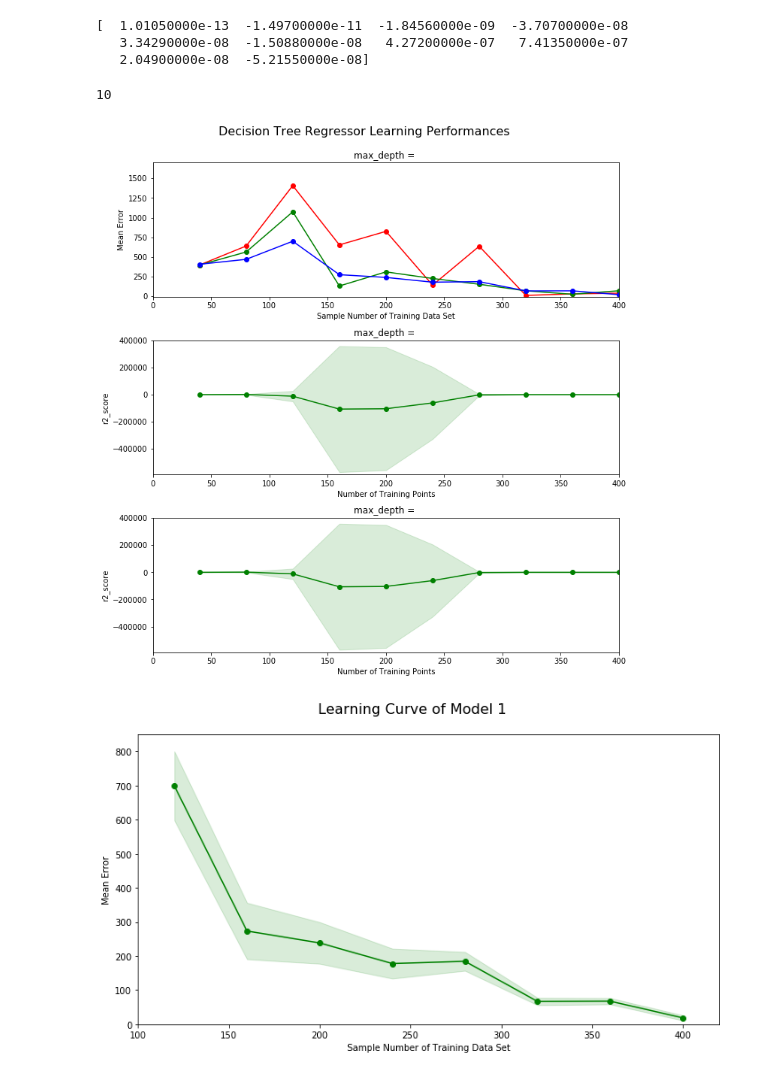
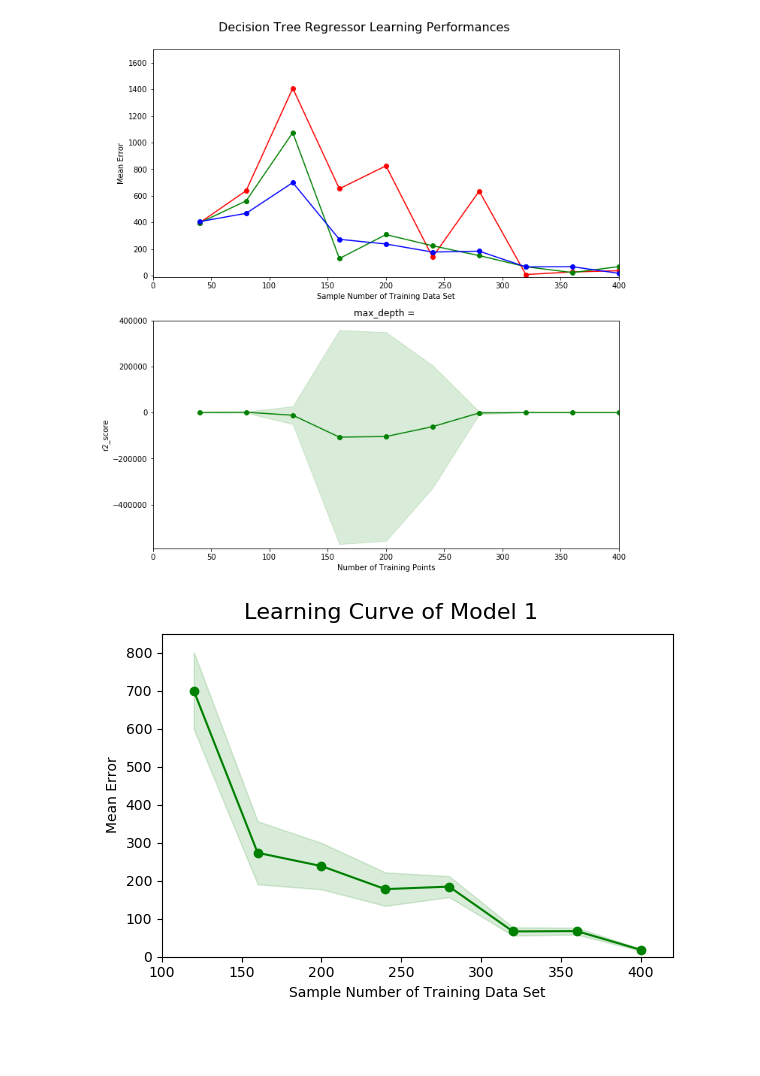
Before and after one commit to hunan16/python_coding, a Jupyter notebook: pictures_for_paperRBF.ipynb, the cells around one changed output. Drawn from its saved outputs; the diff is of its cells as text; code cells hidden in the pictures; blank space fills up the shorter version.

```diff
--- a/pictures_for_paperRBF.ipynb
+++ b/pictures_for_paperRBF.ipynb
@@ -7,28 +5,16 @@ from sklearn.model_selection import ShuffleSplit, train_test_split
 # %%
-#sizes = numpy.array([40,80,120,160,200,240,280,320,360,400])
-sizes = numpy.array([120,160,200,240,280,320,360,400])
+sizes = numpy.array([40,80,120,160,200,240,280,320,360,400])
+#sizes = numpy.array([120,160,200,240,280,320,360,400])
 
-test_diffmean1 = np.array([396.83,638.48,1407.56,652.90,825.08,139.79,635.42,9.00,28.51,37.76])
-test_diffmean2 = np.array([396.83,562.17,1074.29,129.39,308.76,224.91,151.21,67.76 ,23.87,68.55])
-test_diffmean3 = np.array([699.26,273.31,238.35,177.78,184.40,66.51,67.41,18.30])
-#test_diffmean3 = np.array([406.06,468.69,699.26,273.31,238.35,177.78,184.40,66.51,67.41,18.30])
+test_diffmean1 = np.array([396.83,638.48,1407.56,652.90,825.08,139.79,\
+                           635.42,9.00,28.51,37.76])
+test_diffmean2 = np.array([396.83,562.17,1074.29,129.39,308.76,224.91,\
+                           151.21,67.76 ,23.87,68.55])
+#test_diffmean3 = np.array([699.26,273.31,238.35,177.78,184.40,66.51,67.41,18.30])
+test_diffmean3 = np.array([406.06,468.69,699.26,273.31,238.35,177.78,184.40,66.51,67.41,18.30])
 
 
-test_std3 = np.array([1012.86,828.12,610.42,439.56,276.13,108.12,92.09,77.48 ])
-
-valid_mean = np.array([22.5110,1355.02188,-11537.3799,-106758.8046,-104247.664,-61231.9037,-1637.35616,0.0001231,0.000133,8.3399e-05])
-valid_std = np.array([561.5823,2692.6794,38727.979,464777.4747,453578.105,266415.4670,5651.9264,0.0014,0.0014,0.0013856])
-
-shadow = valid_mean + valid_std
-print(train_mean)
+test_std3 = np.array([1012.86,828.12,610.42,439.56,276.13,108.12,92.09,25.76 ])
-# %% [output]
-[  1.01050000e-13  -1.49700000e-11  -1.84560000e-09  -3.70700000e-08
-   3.34290000e-08  -1.50880000e-08   4.27200000e-07   7.41350000e-07
-   2.04900000e-08  -5.21550000e-08]
-# %%
-len(sizes)
-# %% [output]
-10
 # %%
  # Create the figure window
 fig = pl.figure(figsize=(10,10))
@@ -38,7 +24,7 @@ fig = pl.figure(figsize=(10,10))
 
     # Subplot the learning curve
 
-ax = fig.add_subplot(3, 1, 1)
+ax = fig.add_subplot(2, 1, 1)
 ax.plot(sizes, test_diffmean1, 'o-', color = 'r', label = 'test_diffmean1')
 ax.plot(sizes, test_diffmean2, 'o-', color = 'g', label = 'test_diffmean2')
 ax.plot(sizes, test_diffmean3, 'o-', color = 'b', label = 'test_diffmean3')
@@ -62,7 +48,7 @@ fig.tight_layout()
 fig
 
 
-ax = fig.add_subplot(3, 1, 2)
+ax = fig.add_subplot(2, 1, 2)
 #ax.plot(sizes, train_mean, 'o-', color = 'r', label = 'Training Mean Error')
 ax.plot(sizes, valid_mean, 'o-', color = 'g', label = 'Testing Mean Error')
 #ax.fill_between(sizes, train_mean - train_std, \
@@ -83,47 +69,28 @@ fig.suptitle('Decision Tree Regressor Learning Performances', fontsize = 16, y =
 fig.tight_layout()
 
 fig
-
-
-ax = fig.add_subplot(3, 1, 3)
-#ax.plot(sizes, train_mean, 'o-', color = 'r', label = 'Training Mean Error')
-ax.plot(sizes, valid_mean, 'o-', color = 'g', label = 'Testing Mean Error')
-#ax.fill_between(sizes, train_mean - train_std, \
-    #train_mean + train_std, alpha = 0.15, color = 'r')
-ax.fill_between(sizes, valid_mean - valid_std, \
-    valid_mean + valid_std, alpha = 0.15, color = 'g')
-
-    # Labels
-ax.set_title('max_depth = ')
-ax.set_xlabel('Number of Training Points')
-ax.set_ylabel('r2_score')
-ax.set_xlim([0, 400])
-ax.set_ylim([-5.9e+5, 4e+5])
-
-    # Visual aesthetics
-#ax.legend(bbox_to_anchor=(1.05, 2.05), loc='lower left', borderaxespad = 0.)
-fig.suptitle('Decision Tree Regressor Learning Performances', fontsize = 16, y = 1.03)
-fig.tight_layout()
-
-fig
 # %% [output]
-[figure, old version]
+[figure, new version]
 # %%
-fig = pl.figure(figsize=(10,10))
-ax = fig.add_subplot(2, 1, 1)
+#----------------------------根据学习曲线确定模型1-----------------------------
+fig = pl.figure(figsize=(6,4), dpi = 100)
+ax = fig.add_subplot(1, 1, 1)
 ax.plot(sizes, test_diffmean3, 'o-', color = 'g', label = 'test_diffmean3')
 ax.fill_between(sizes, test_diffmean3 - test_std3/10, \
     test_diffmean3 + test_std3/10, alpha = 0.15, color = 'g')
 
 #ax.set_title('max_depth = ')
 ax.set_xlabel('Sample Number of Training Data Set')
 ax.set_ylabel('Mean Error')
 ax.set_xlim([100, 420])
 ax.set_ylim([0, 850])
 
 fig.suptitle('Learning Curve of Model 1', fontsize = 16, y = 1.03)
 fig.tight_layout()
 
 fig
+
+# 以分辨率 72 来保存图片
+# savefig("exercice_2.png",dpi=72)
 # %% [output]
-[figure, old version]
+[figure, new version]
```
Also changed, not shown: parts of 9 cells of this notebook, 3 other files.
